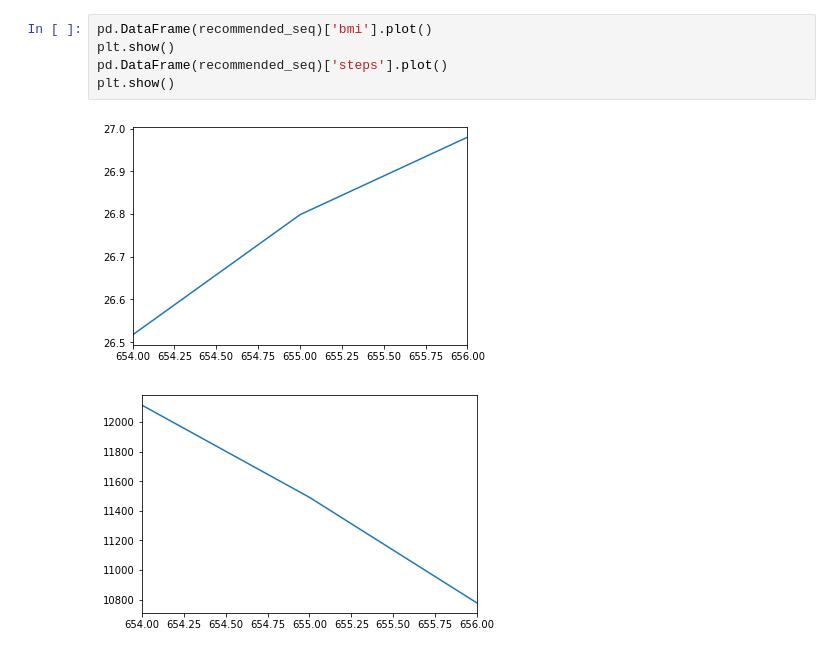
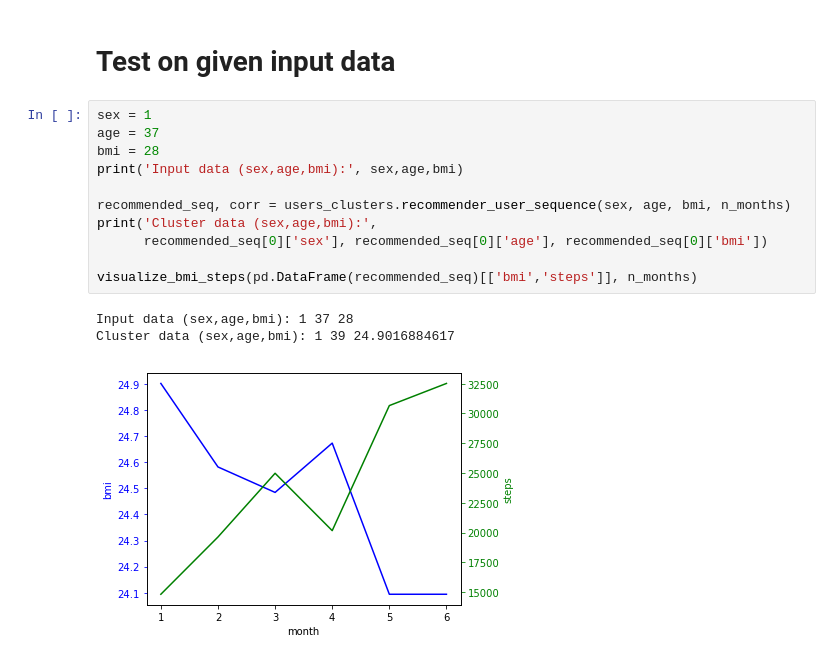
Before and after one commit to renatalucia/activity-tracker, a Jupyter notebook: clustering/users_clusters_visualize.ipynb, the cells around one changed output. Cells and saved outputs as stored; diff of their text form.

```diff
--- a/clustering/users_clusters_visualize.ipynb
+++ b/clustering/users_clusters_visualize.ipynb
@@ -209,8 +274,17 @@ plt.show()
-# %%
-pd.DataFrame(recommended_seq)['bmi'].plot()
-plt.show()
-pd.DataFrame(recommended_seq)['steps'].plot()
-plt.show()
-# %% [output]
-[figure, removed]
-[figure, removed]
+# %% [markdown]
+# Test on given input data
+# %%
+sex = 1
+age = 37
+bmi = 28
+print('Input data (sex,age,bmi):', sex,age,bmi)
+
+recommended_seq, corr = users_clusters.recommender_user_sequence(sex, age, bmi, n_months)
+print('Cluster data (sex,age,bmi):',
+      recommended_seq[0]['sex'], recommended_seq[0]['age'], recommended_seq[0]['bmi'])
+
+visualize_bmi_steps(pd.DataFrame(recommended_seq)[['bmi','steps']], n_months)
+# %% [output]
+Input data (sex,age,bmi): 1 37 28
+Cluster data (sex,age,bmi): 1 39 24.9016884617
+[figure, added]
```
Also changed, not shown: parts of 9 cells of this notebook, 1 other file.
